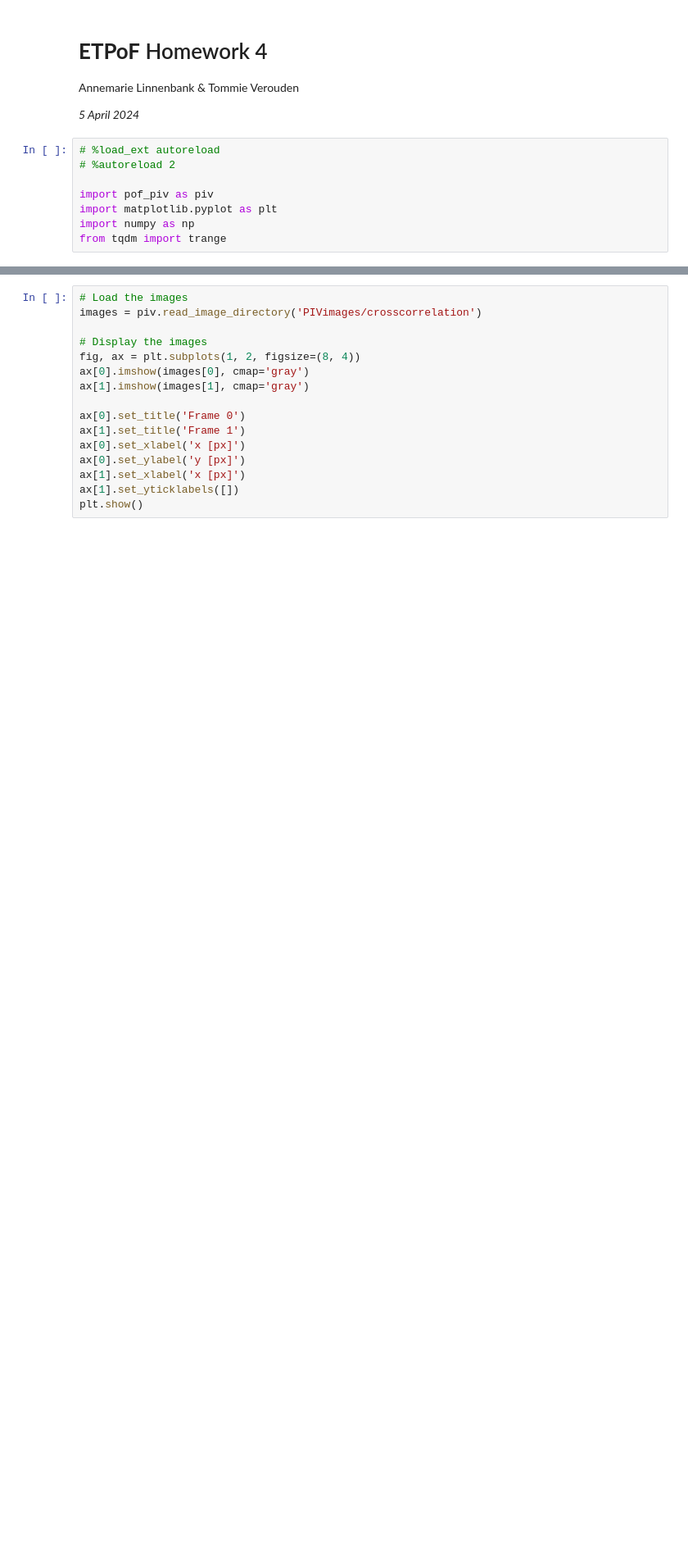
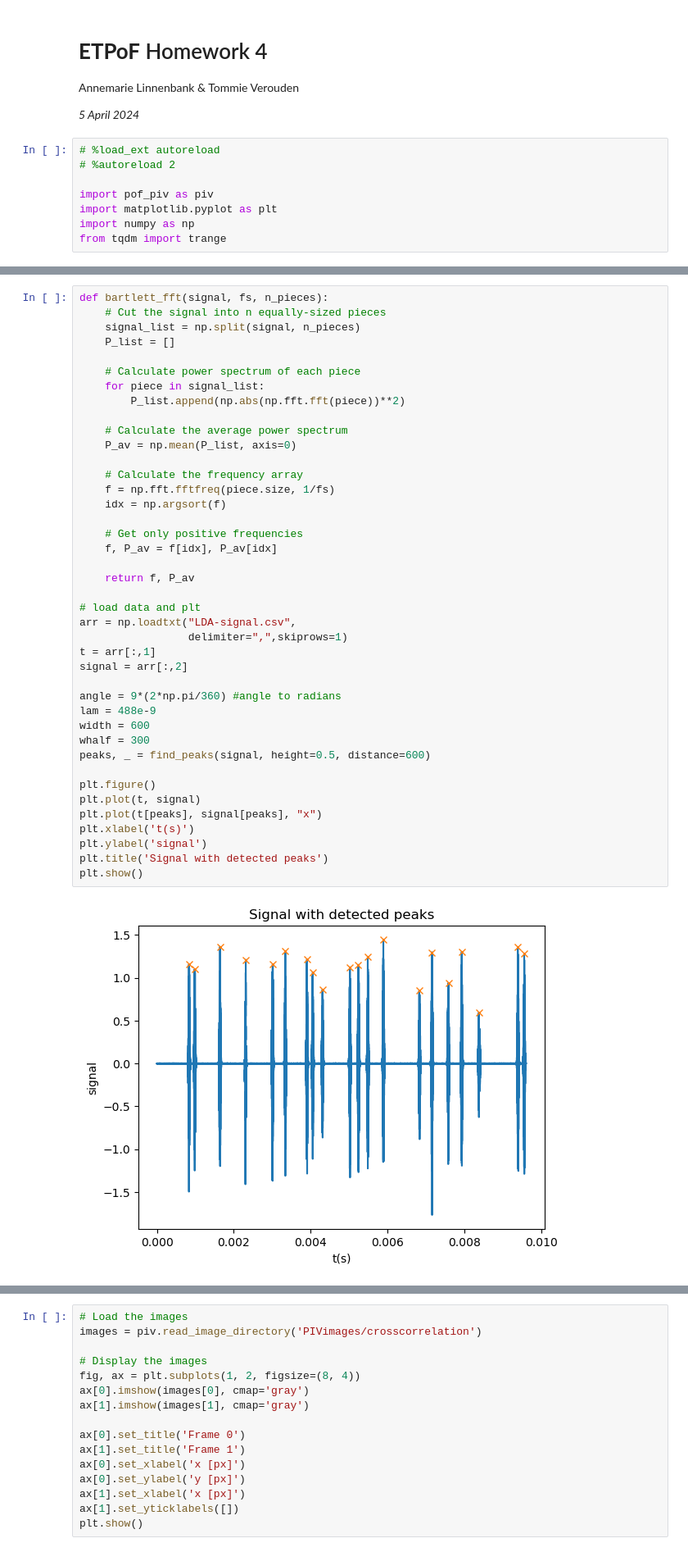
Before and after one commit to TFLVerouden/ETPoF, a Jupyter notebook: HW4/ETPoF_HW4.ipynb, the cells around one changed output, grey strips where cells are left out. Shown at 82% size. Cells and saved outputs as stored; diff of their text form; blank space fills up the shorter version.

```diff
--- a/HW4/ETPoF_HW4.ipynb
+++ b/HW4/ETPoF_HW4.ipynb
@@ -13,0 +69,43 @@ from tqdm import trange
+# %%
+def bartlett_fft(signal, fs, n_pieces):
+    # Cut the signal into n equally-sized pieces
+    signal_list = np.split(signal, n_pieces)
+    P_list = []
+
+    # Calculate power spectrum of each piece
+    for piece in signal_list:
+        P_list.append(np.abs(np.fft.fft(piece))**2)
+
+    # Calculate the average power spectrum
+    P_av = np.mean(P_list, axis=0)
+
+    # Calculate the frequency array
+    f = np.fft.fftfreq(piece.size, 1/fs)
+    idx = np.argsort(f)
+
+    # Get only positive frequencies
+    f, P_av = f[idx], P_av[idx]
+
+    return f, P_av
+
+# load data and plt
+arr = np.loadtxt("LDA-signal.csv",
+                 delimiter=",",skiprows=1)
+t = arr[:,1]
+signal = arr[:,2]
+
+angle = 9*(2*np.pi/360) #angle to radians
+lam = 488e-9
+width = 600
+whalf = 300
+peaks, _ = find_peaks(signal, height=0.5, distance=600)
+
+plt.figure()
+plt.plot(t, signal)
+plt.plot(t[peaks], signal[peaks], "x")
+plt.xlabel('t(s)')
+plt.ylabel('signal')
+plt.title('Signal with detected peaks')
+plt.show()
+# %% [output]
+[figure, added]
```
Also changed, not shown: parts of 16 cells of this notebook.
